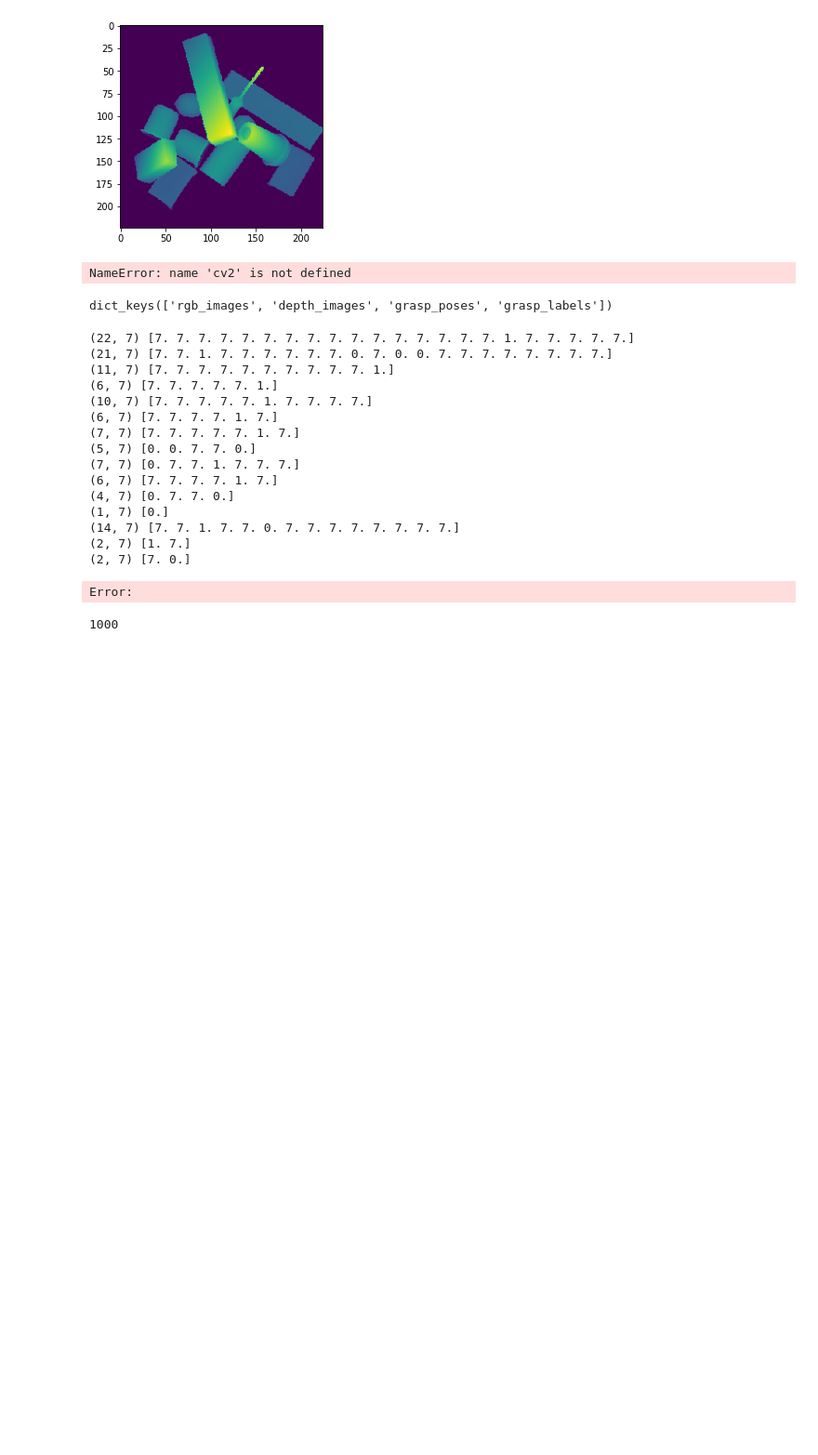
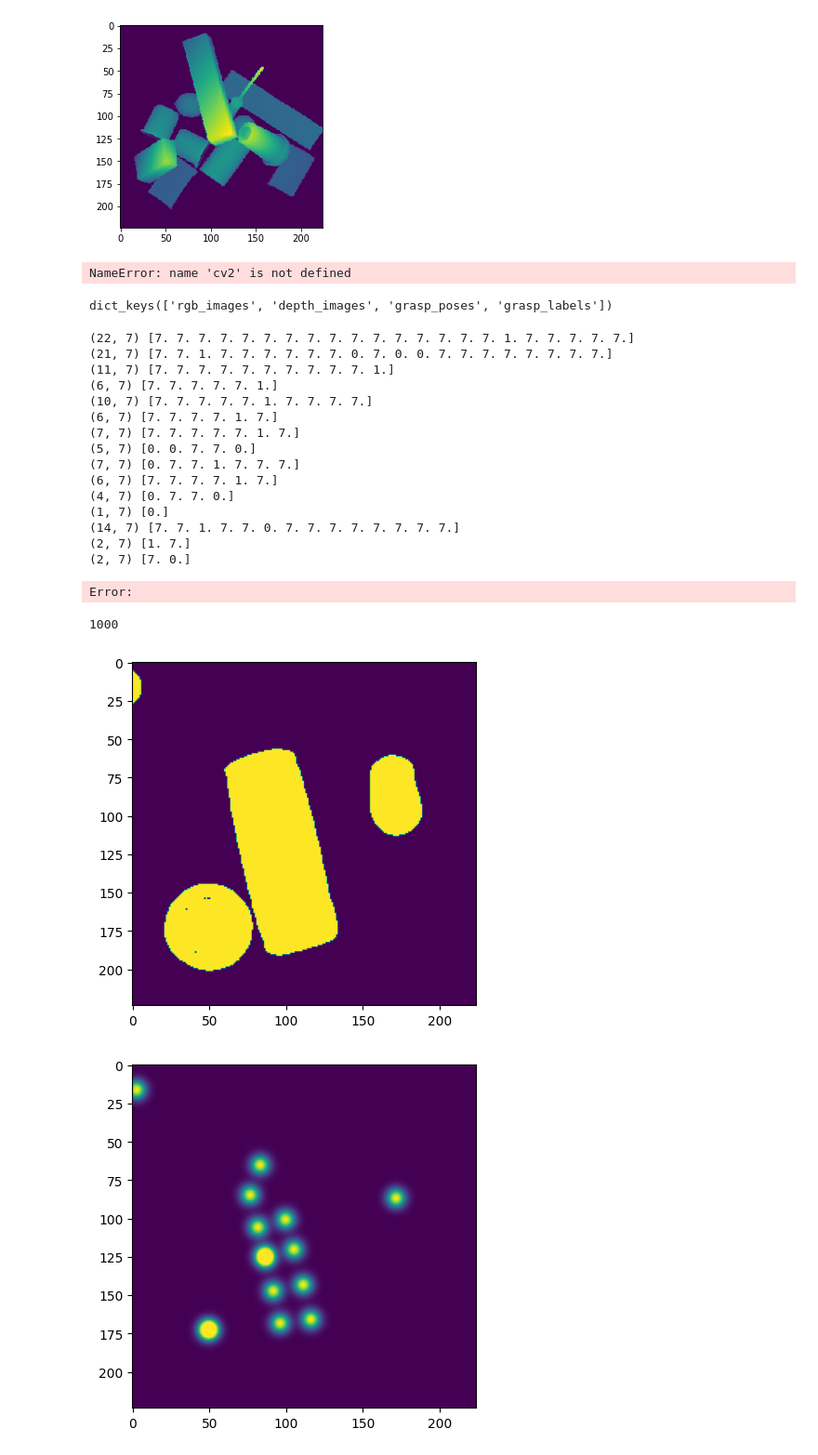
Before and after one commit to yuanmingqi/SAMG, a Jupyter notebook: test.ipynb, the cells around one changed output. Shown at 93% size. Cells and saved outputs as stored; diff of their text form; code cells hidden in the pictures; blank space fills up the shorter version.

```diff
--- a/test.ipynb
+++ b/test.ipynb
@@ -293,3 +293,15 @@ import glob
 len(glob.glob('datasets/mixed/*1_objs.pkl'))
 # %% [output]
 1000
+# %%
+import numpy as np
+import matplotlib.pyplot as plt
+
+masks = np.load('datasets/mixed/episode_642781_4_objs_masks.npz', allow_pickle=True)
+plt.imshow(masks['seg_mask'])
+plt.show()
+plt.imshow(masks['heightmap'])
+plt.show()
+# %% [output]
+[figure, added]
+[figure, added]
```
Also changed, not shown: parts of 6 cells of this notebook, 15 other files.
